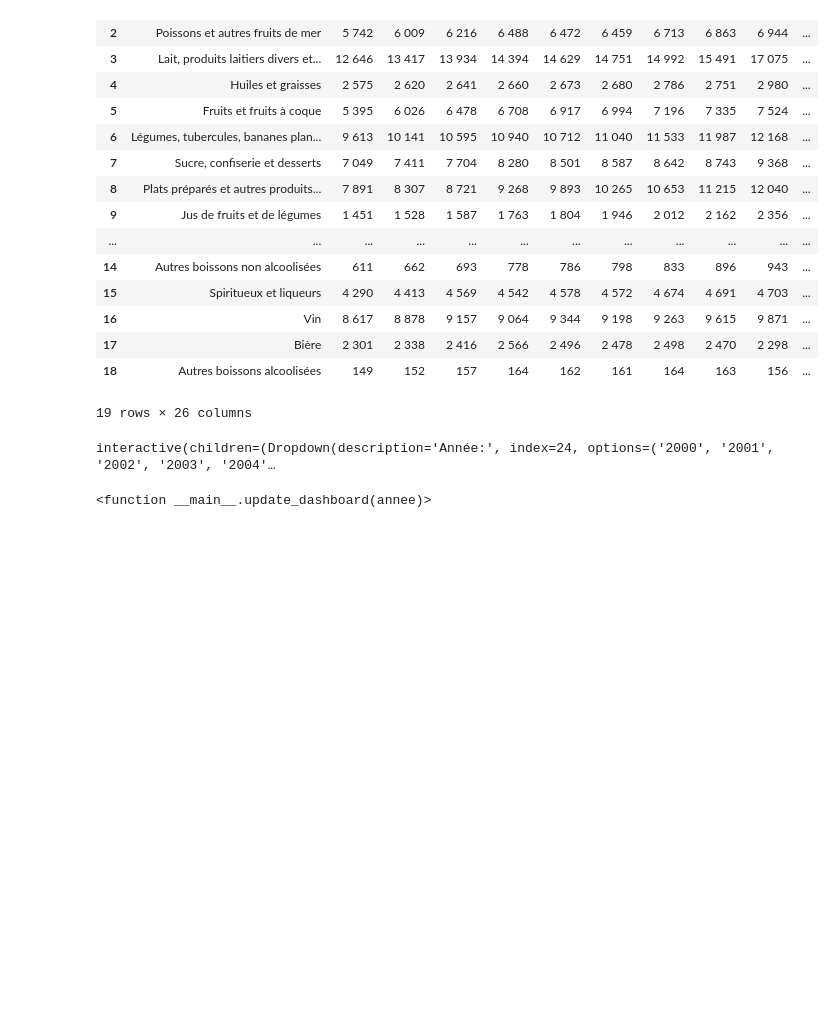
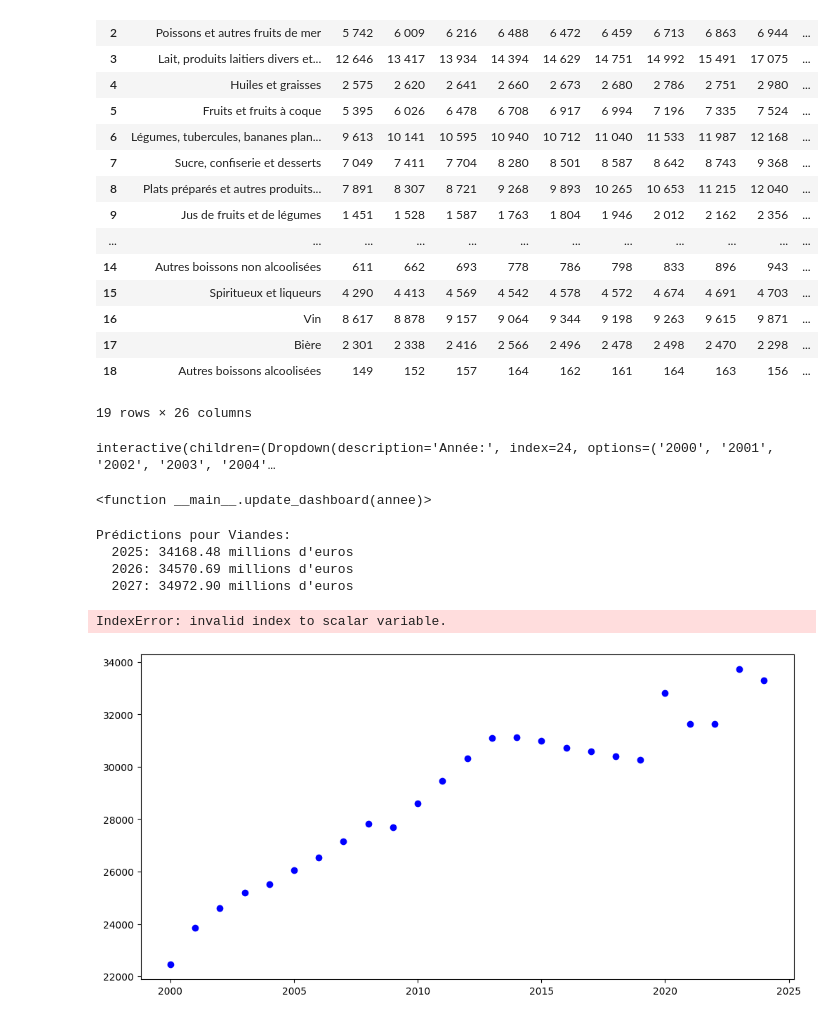
Before and after one commit to stevens75010/nutriprofil, a Jupyter notebook: notebooks/conso.ipynb, the cells around one changed output. Saved outputs shown, nothing was run; the diff lists cells and outputs as text; code cells hidden in the pictures; blank space fills up the shorter version.

```diff
--- a/notebooks/conso.ipynb
+++ b/notebooks/conso.ipynb
@@ -212,3 +212,71 @@ interact(
 # %% [output]
 interactive(children=(Dropdown(description='Année:', index=24, options=('2000', '2001', '2002', '2003', '2004'…
 <function __main__.update_dashboard(annee)>
+# %%
+# 1. Préparation des données pour la régression
+# Transformer les données en format long
+df_melted = conso_men.melt(id_vars=['Famille de produits'],
+                          var_name='Année',
+                          value_name='Dépenses')
+
+# Convertir l'année en numérique
+df_melted['Année'] = df_melted['Année'].astype(int)
+
+# 2. Fonction pour effectuer la régression et faire des prédictions
+def predict_consumption(product_name, years_ahead=3):
+    # Filtrer les données pour le produit spécifié
+    product_data = df_melted[df_melted['Famille de produits'] == product_name]
+
+    # Préparer les données pour la régression
+    X = product_data[['Année']].values
+    y = product_data['Dépenses'].values.reshape(-1, 1)
+
+    # Créer et entraîner le modèle de régression linéaire
+    from sklearn.linear_model import LinearRegression
+    model = LinearRegression()
+    model.fit(X, y)
+
+    # Faire des prédictions pour les années futures
+    future_years = [[2024 + i] for i in range(1, years_ahead + 1)]
+    predictions = model.predict(future_years)
+
+    # Afficher les résultats
+    print(f"Prédictions pour {product_name}:")
+    for year, pred in zip(range(2025, 2025 + years_ahead), predictions):
+        print(f"  {year}: {pred[0]:.2f} millions d'euros")
+
+    # Afficher le graphique
+    import matplotlib.pyplot as plt
+    import numpy as np
+
+    plt.figure(figsize=(12, 6))
+    plt.scatter(X, y, color='blue', label='Données historiques')
+
+    # Tracer la droite de régression
+    x_values = np.array([[X.min()[0]], [X.max()[0]]])
+    y_values = model.predict(x_values)
+    plt.plot(x_values, y_values, color='red', label='Tendance')
+
+    # Ajouter les prédictions
+    future_x = np.array(future_years).reshape(-1)
+    plt.scatter(future_x, predictions, color='green', label='Prédictions', s=100)
+
+    plt.title(f"Évolution et prévision des dépenses pour {product_name}")
+    plt.xlabel('Année')
+    plt.ylabel('Dépenses (millions d\'euros)')
+    plt.legend()
+    plt.grid(True)
+    plt.show()
+
+    return model
+
+# 3. Exemple d'utilisation
+# Sélectionner une catégorie pour la prédiction
+predict_consumption("Viandes")
+# %% [output]
+Prédictions pour Viandes:
+  2025: 34168.48 millions d'euros
+  2026: 34570.69 millions d'euros
+  2027: 34972.90 millions d'euros
+IndexError: invalid index to scalar variable.
+[figure, added]
```
Also changed, not shown: parts of 1 cell of this notebook, 9 other files.
